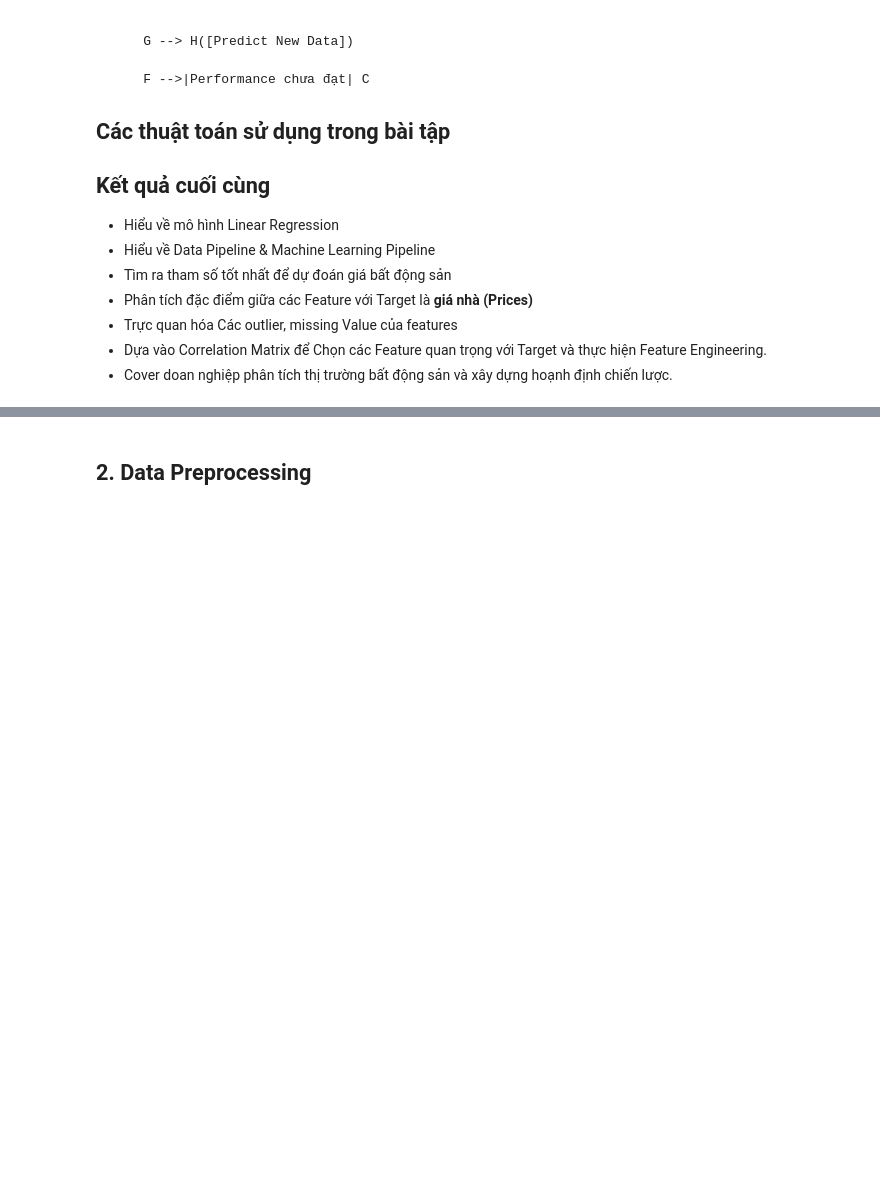
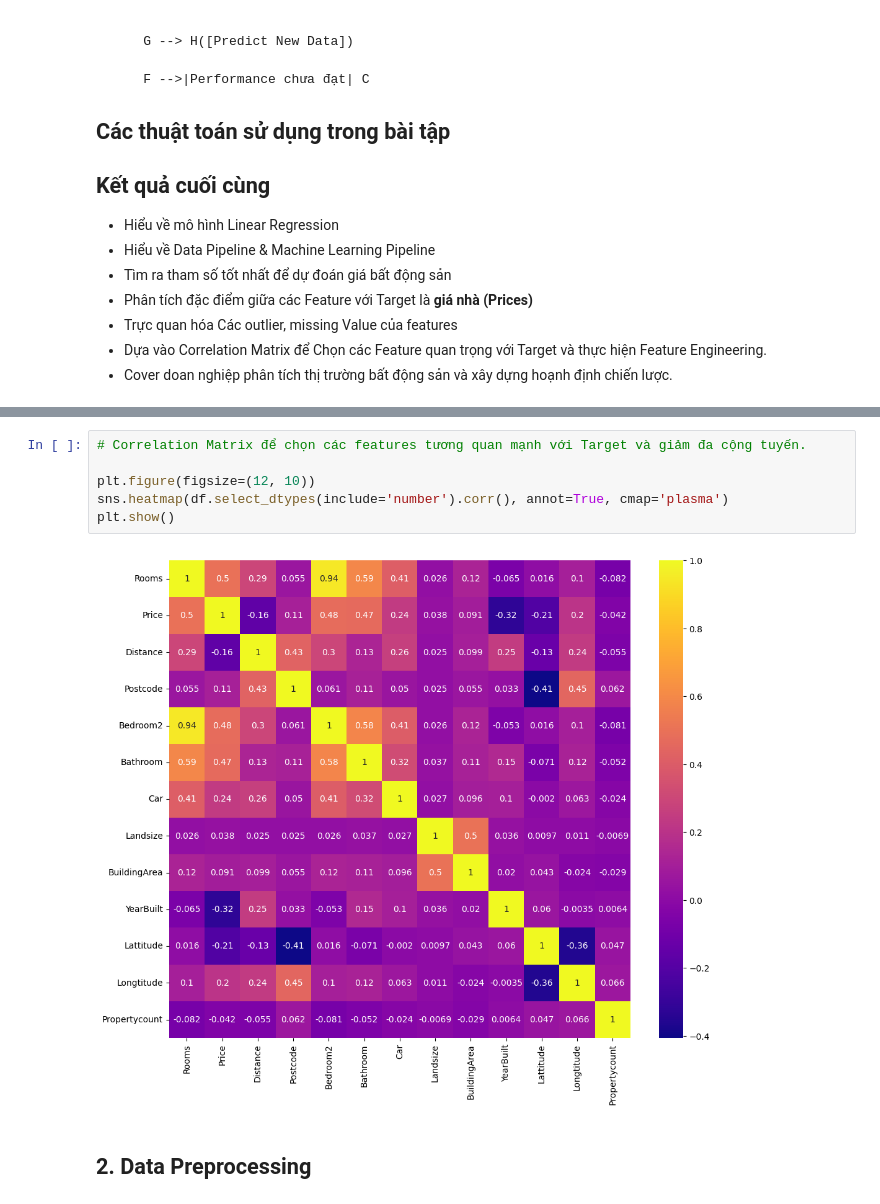
Before and after one commit to KhanhNguyen171/E-Learning-UTH-AI-EX-2026, a Jupyter notebook: BT cá nhân/notebooks/Model_v1.ipynb, the cells around one changed output, grey strips where cells are left out. Saved outputs shown, nothing was run; the diff lists cells and outputs as text; blank space fills up the shorter version.

```diff
--- a/BT cá nhân/notebooks/Model_v1.ipynb
+++ b/BT cá nhân/notebooks/Model_v1.ipynb
@@ -123,3 +313,11 @@ df.head()
+# %%
+# Correlation Matrix để chọn các features tương quan mạnh với Target và giảm đa cộng tuyến.
+
+plt.figure(figsize=(12, 10))
+sns.heatmap(df.select_dtypes(include='number').corr(), annot=True, cmap='plasma')
+plt.show()
+# %% [output]
+[figure, added]
 # %% [markdown]
 ## 2. Data Preprocessing
 # %% [markdown]
```
Also changed, not shown: parts of 17 cells of this notebook.
